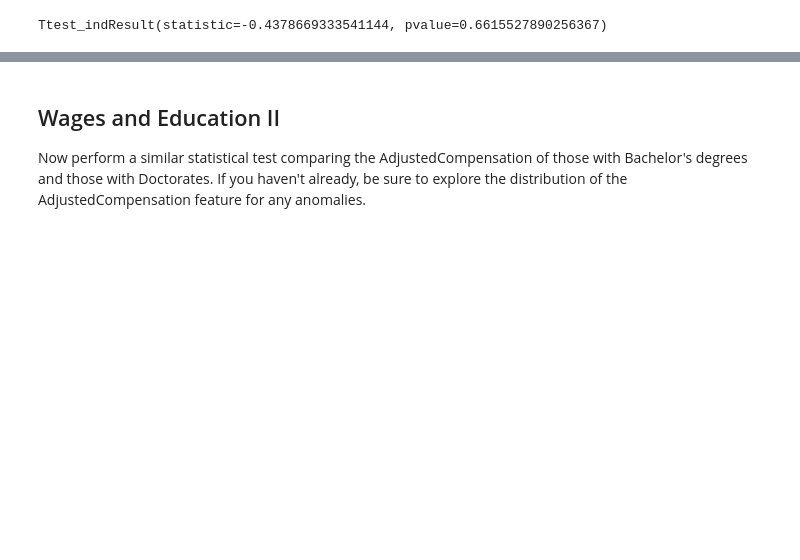
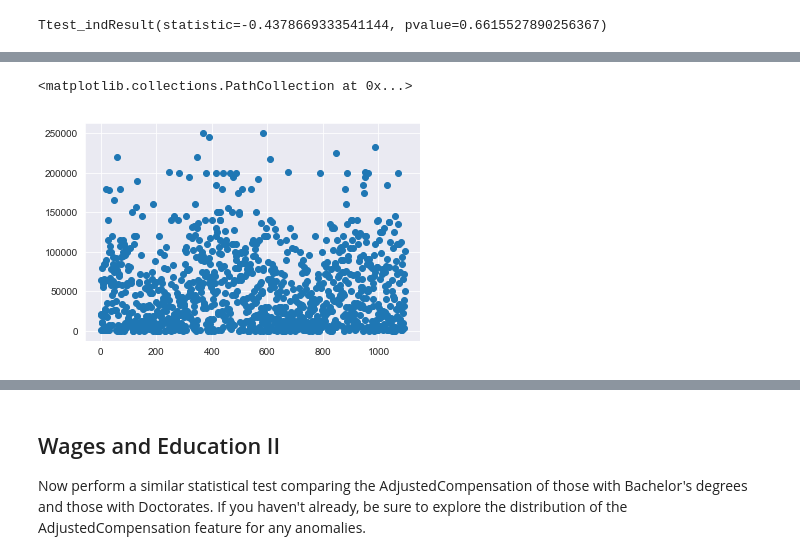
Before and after one commit to fcamuz/dsc-in-depth-ab-testing-lab-online-ds-sp-000, a Jupyter notebook: index.ipynb, the cells around one changed output, grey strips where cells are left out. Cells and saved outputs as stored; diff of their text form; code cells hidden in the pictures; blank space fills up the shorter version.

```diff
--- a/index.ipynb
+++ b/index.ipynb
@@ -191,0 +206,3 @@ p_value_welch_ttest(sample1['AdjustedCompensation'], sample2['AdjustedCompensati
+# %%
+sample1_no_outlier=sample1[ sample1['AdjustedCompensation']<300000]
+sample1_no_outlier.head()
@@ -191,0 +217,8 @@ p_value_welch_ttest(sample1['AdjustedCompensation'], sample2['AdjustedCompensati
+# %%
+plt.scatter(range(len(sample1_no_outlier['AdjustedCompensation'])),
+            sample1_no_outlier['AdjustedCompensation'])
+
+#plt.axis([0,5000 , 0, 300000])
+# %% [output]
+<matplotlib.collections.PathCollection at 0x...>
+[figure, added]
```
Also changed, not shown: parts of 19 cells of this notebook.
